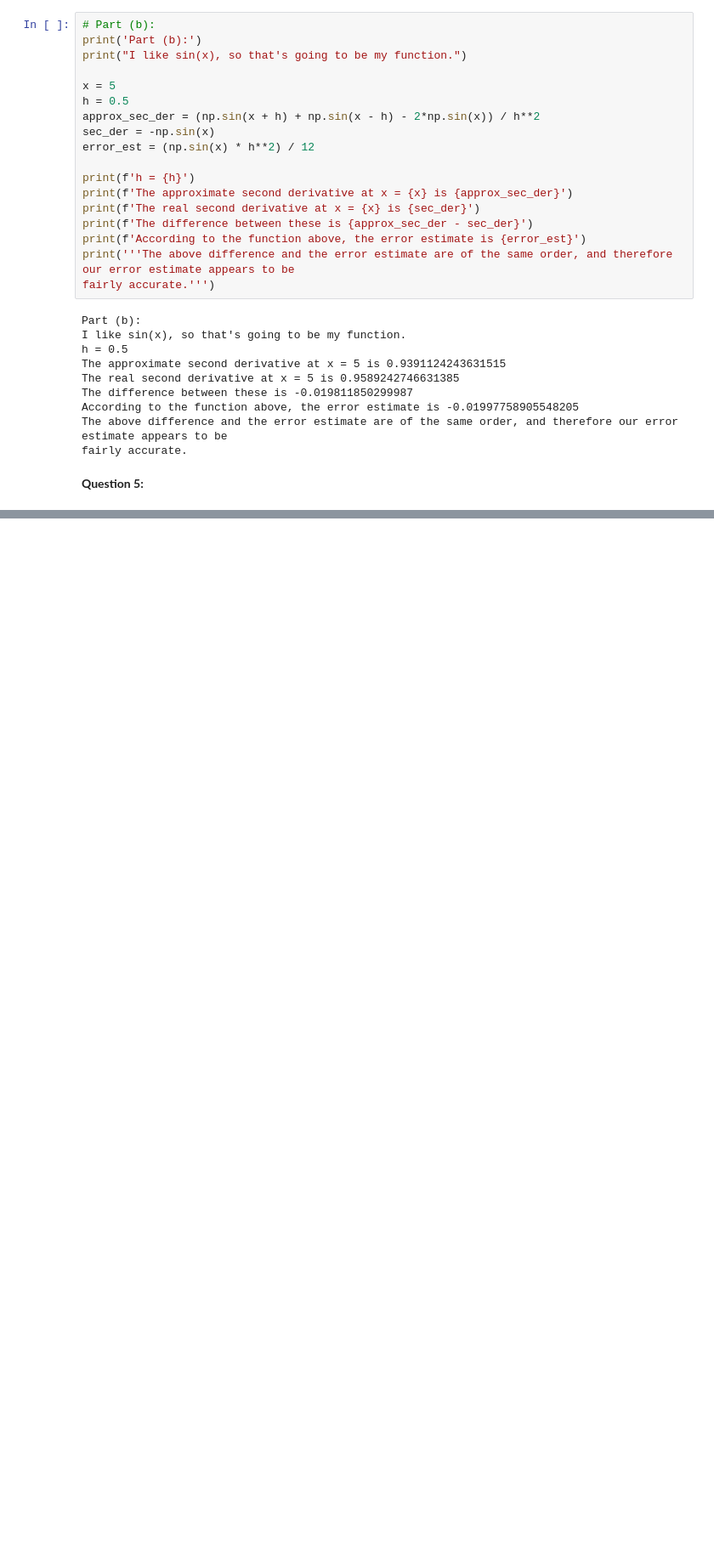
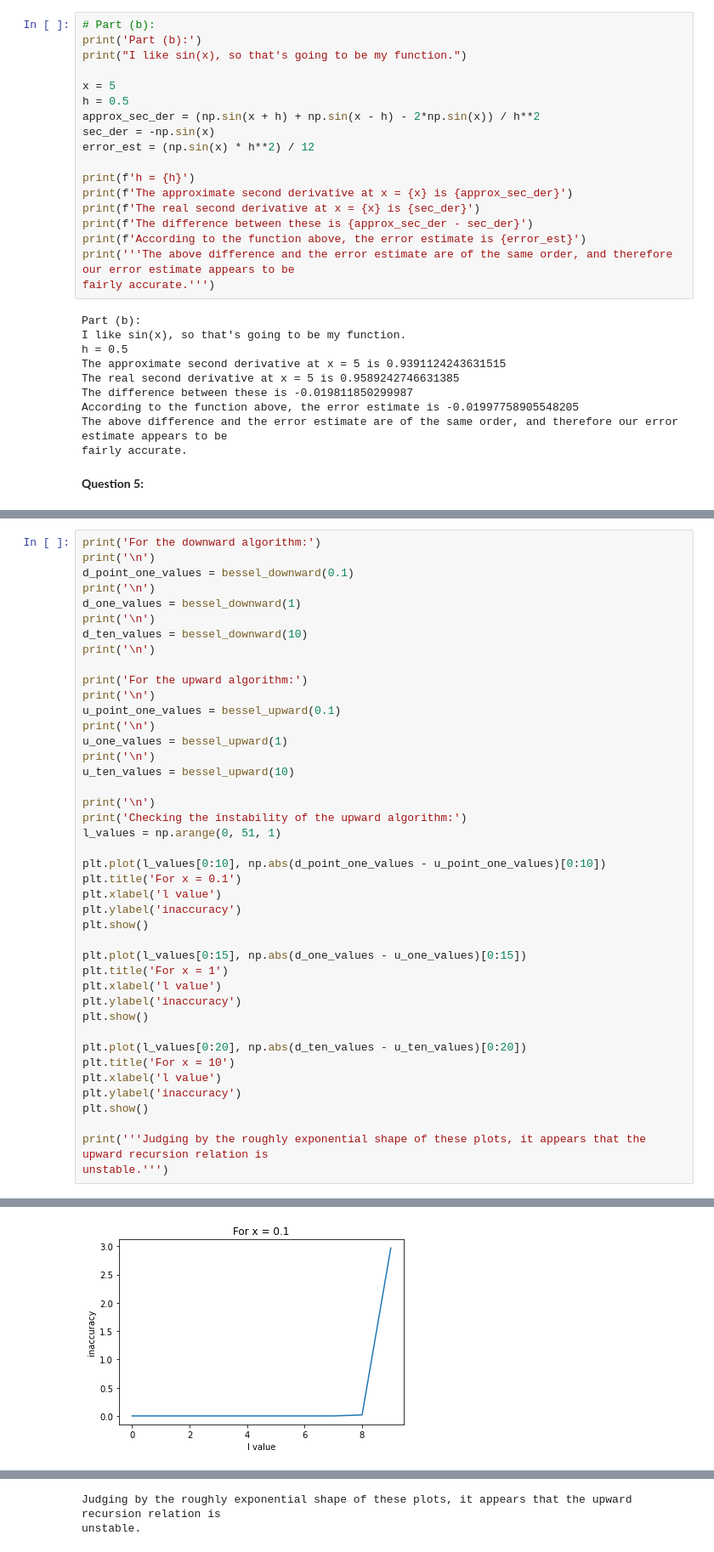
Before and after one commit to JSheare/Computational-Physics, a Jupyter notebook: Exercise Set 1.ipynb, the cells around one changed output, grey strips where cells are left out. Shown: that part at 85% size. Cells and saved outputs as stored; diff of their text form; blank space fills up the shorter version.

```diff
--- a/Exercise Set 1.ipynb
+++ b/Exercise Set 1.ipynb
@@ -329,0 +376,43 @@ fairly accurate.
+# %%
+print('For the downward algorithm:')
+print('\n')
+d_point_one_values = bessel_downward(0.1)
+print('\n')
+d_one_values = bessel_downward(1)
+print('\n')
+d_ten_values = bessel_downward(10)
+print('\n')
+
+print('For the upward algorithm:')
+print('\n')
+u_point_one_values = bessel_upward(0.1)
+print('\n')
+u_one_values = bessel_upward(1)
+print('\n')
+u_ten_values = bessel_upward(10)
+
+print('\n')
+print('Checking the instability of the upward algorithm:')
+l_values = np.arange(0, 51, 1)
+
+plt.plot(l_values[0:10], np.abs(d_point_one_values - u_point_one_values)[0:10])
+plt.title('For x = 0.1')
+plt.xlabel('l value')
+plt.ylabel('inaccuracy')
+plt.show()
+
+plt.plot(l_values[0:15], np.abs(d_one_values - u_one_values)[0:15])
+plt.title('For x = 1')
+plt.xlabel('l value')
+plt.ylabel('inaccuracy')
+plt.show()
+
+plt.plot(l_values[0:20], np.abs(d_ten_values - u_ten_values)[0:20])
+plt.title('For x = 10')
+plt.xlabel('l value')
+plt.ylabel('inaccuracy')
+plt.show()
+
+print('''Judging by the roughly exponential shape of these plots, it appears that the upward recursion relation is
+unstable.''')
+# %% [output]
@@ -329,0 +436 @@ fairly accurate.
+[figure, added]
@@ -329,0 +439,2 @@ fairly accurate.
+Judging by the roughly exponential shape of these plots, it appears that the upward recursion relation is
+unstable.
```
Also changed, not shown: parts of 4 cells of this notebook.
